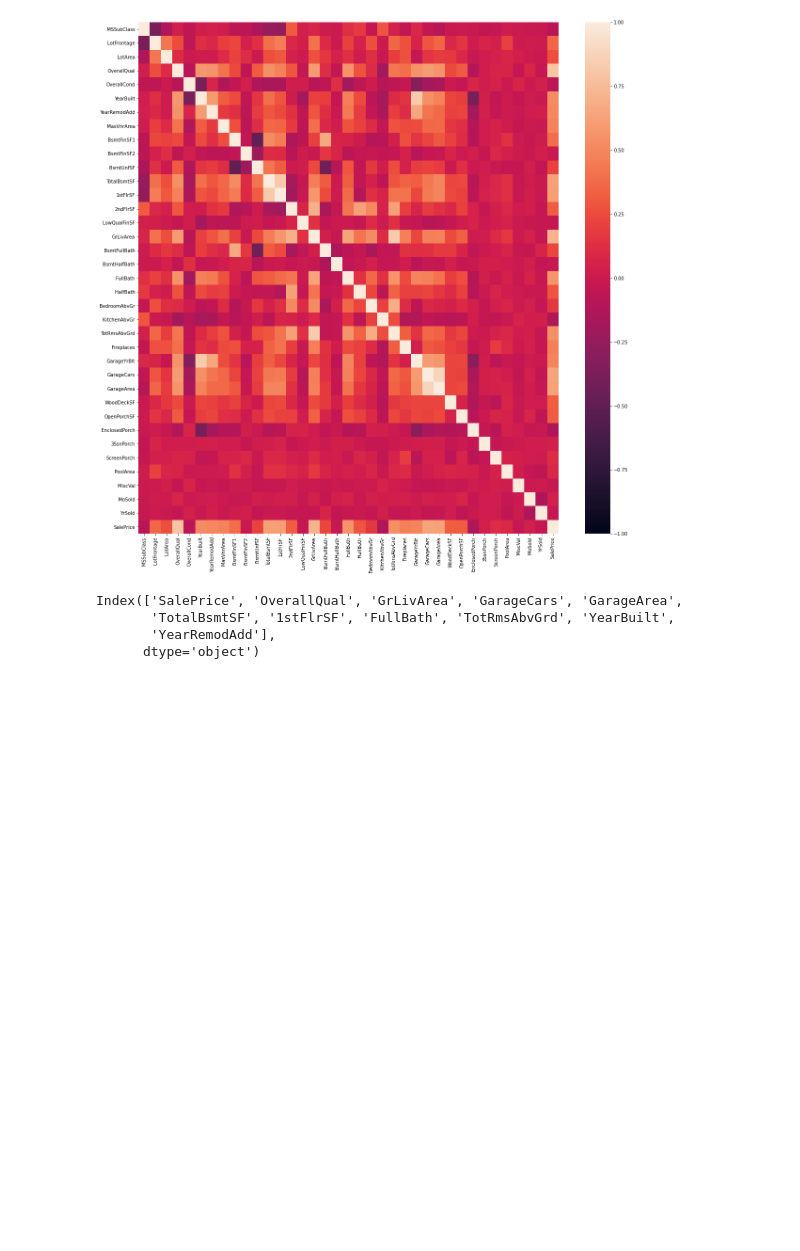
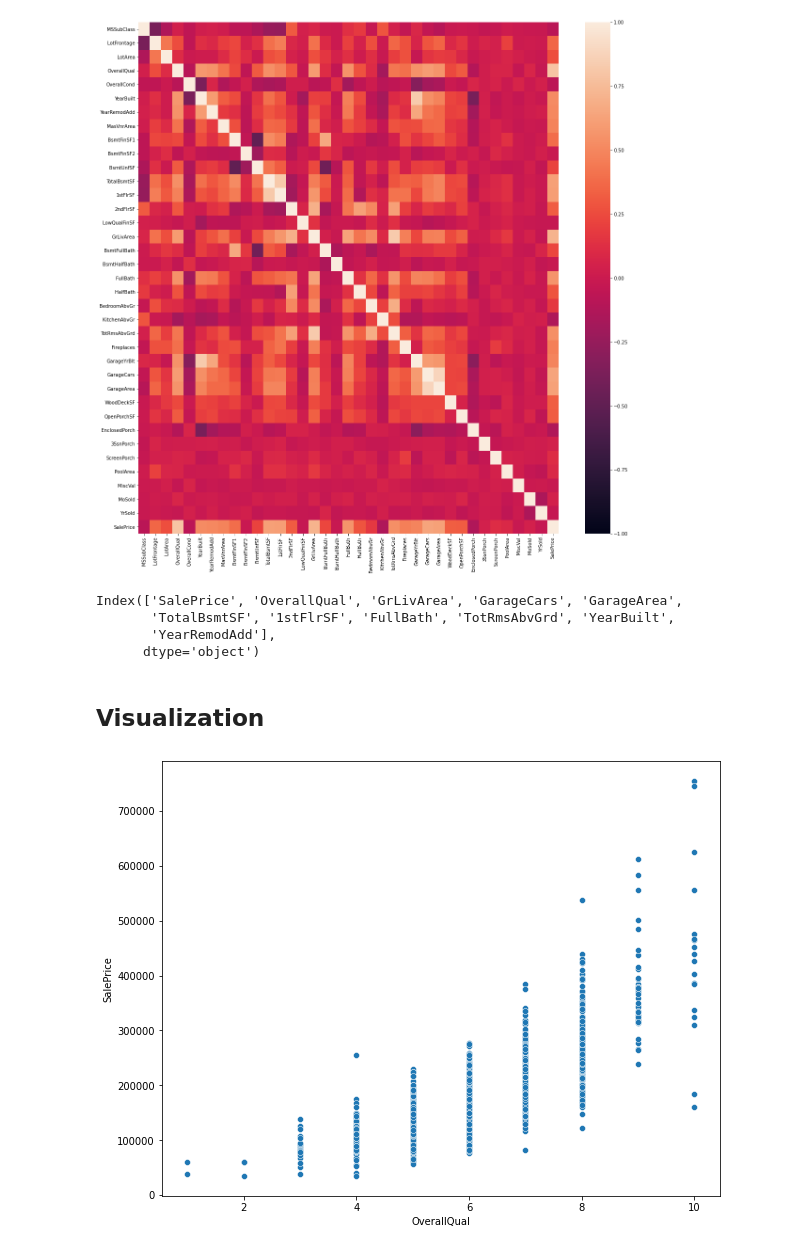
Before and after one commit to princeyyadav/CB-DS-LV-May21, a Jupyter notebook: DS/S27/eda.ipynb, the cells around one changed output. Saved outputs shown, nothing was run; the diff lists cells and outputs as text; code cells hidden in the pictures; blank space fills up the shorter version.

```diff
--- a/DS/S27/eda.ipynb
+++ b/DS/S27/eda.ipynb
@@ -143,3 +143,14 @@ Index(['SalePrice', 'OverallQual', 'GrLivArea', 'GarageCars', 'GarageArea',
        'TotalBsmtSF', '1stFlrSF', 'FullBath', 'TotRmsAbvGrd', 'YearBuilt',
        'YearRemodAdd'],
       dtype='object')
+# %% [markdown]
+## Visualization
+# %%
+plt.figure(figsize=(10, 8))
+sns.scatterplot(data=train, x='OverallQual', y='SalePrice')
+# plt.scatter(train['OverallQual'], train['SalePrice'])
+# plt.xlabel('OverallQual')
+# plt.ylabel('SalePrice')
+plt.show()
+# %% [output]
+[figure, added]
```
Also changed, not shown: parts of 39 cells of this notebook.
